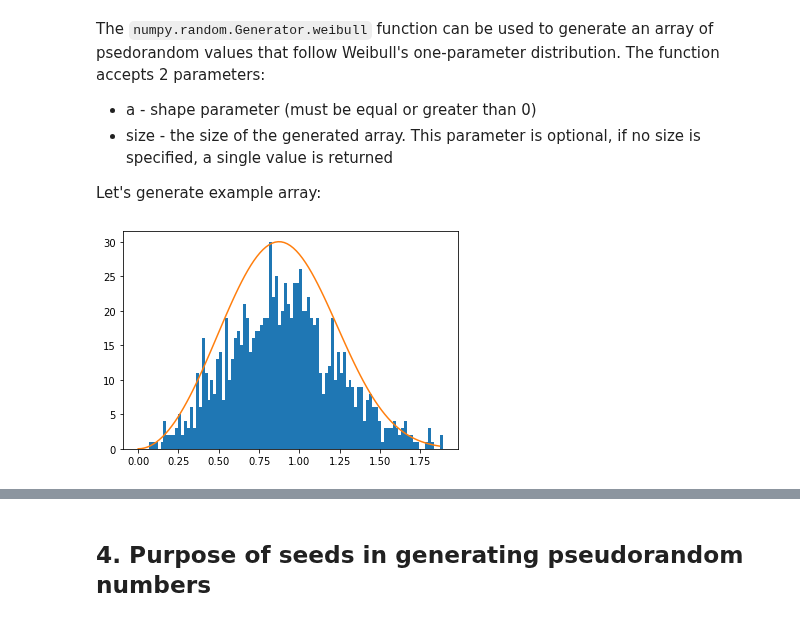
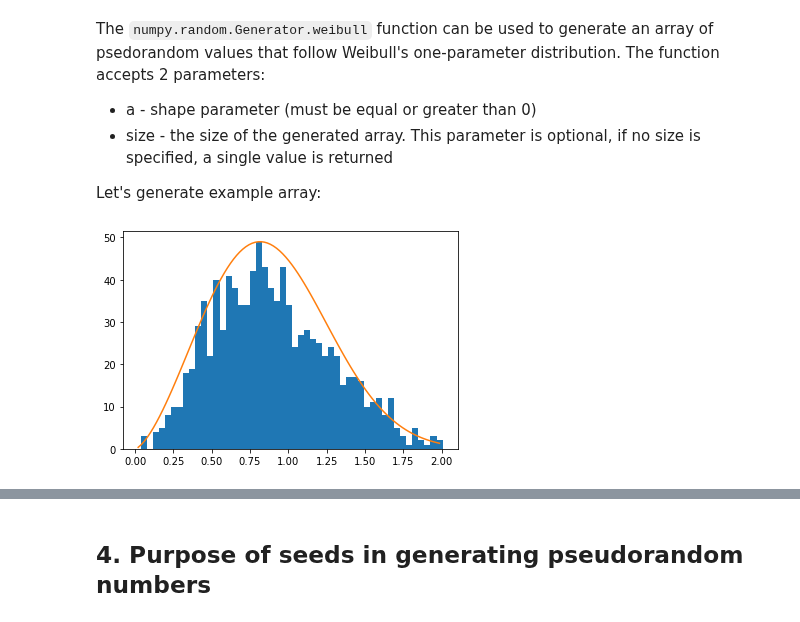
Before and after one commit to przemekbil/PfDA_2021, a Jupyter notebook: Assignments/Assignment.ipynb, the cells around one changed output, grey strips where cells are left out. Cells and saved outputs as stored; diff of their text form; code cells hidden in the pictures.

Commit message:
Weibull distribution continued

```diff
--- a/Assignments/Assignment.ipynb
+++ b/Assignments/Assignment.ipynb
@@ -126,21 +136,24 @@ The ``numpy.random.Generator.weibull`` function can be used to generate an array
 Let's generate example array:
 # %%
 # shape parameter of the Weibull distribution
-a = 3
+a = 2.5
 
-# Array of a pseudorandom numbers pooled form the one-parameter Weibull distribution with the shape parameter a
+# Array of a pseudorandom numbers pooled from the one-parameter Weibull distribution with the shape parameter a
 weibull = rng.weibull(a, 1000)
 # %%
+# define an array of 100 numbers spanning from 0 to the maximum number in the weibull array
+x = np.arange(1, 100.)/100.*max(weibull)
 
-x = np.arange(0, 100.)/100.*max(weibull)
-
-def weib(x,n,a):
-    return (a / n) * (x / n)**(a - 1) * np.exp(-(x / n)**a)
+# define the probability density function for the standard (one-parameter) Weibull distribution
+def pdf(x, a):
+    #return (a / n) * (x / n)**(a - 1) * np.exp(-(x / n)**a)
+    return a  * x **(a - 1) * np.exp(-x**a)
 # %%
-count, bins, ignored = plt.hist(weibull, 100)
+count, bins, ignored = plt.hist(weibull, 50)
 
-scale = count.max()/weib(x, 1., a).max()
-plt.plot(x, weib(x, 1., a)*scale)
+scale = count.max()/pdf(x, a).max()
+plt.plot(x, pdf(x, a)*scale)
+
 plt.show()
 # %% [output]
-[figure, old version]
+[figure, new version]
```
Also changed, not shown: parts of 7 cells of this notebook.
